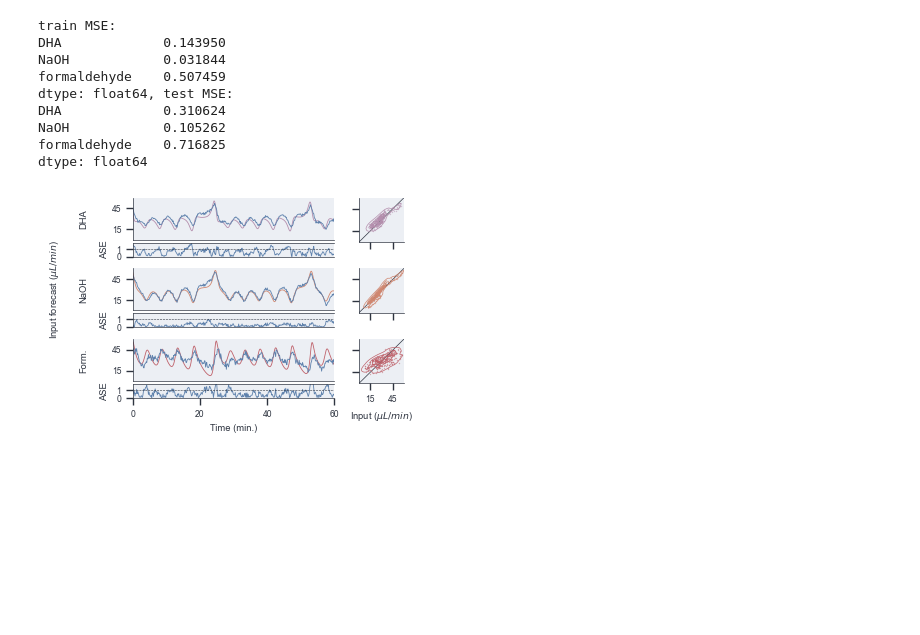
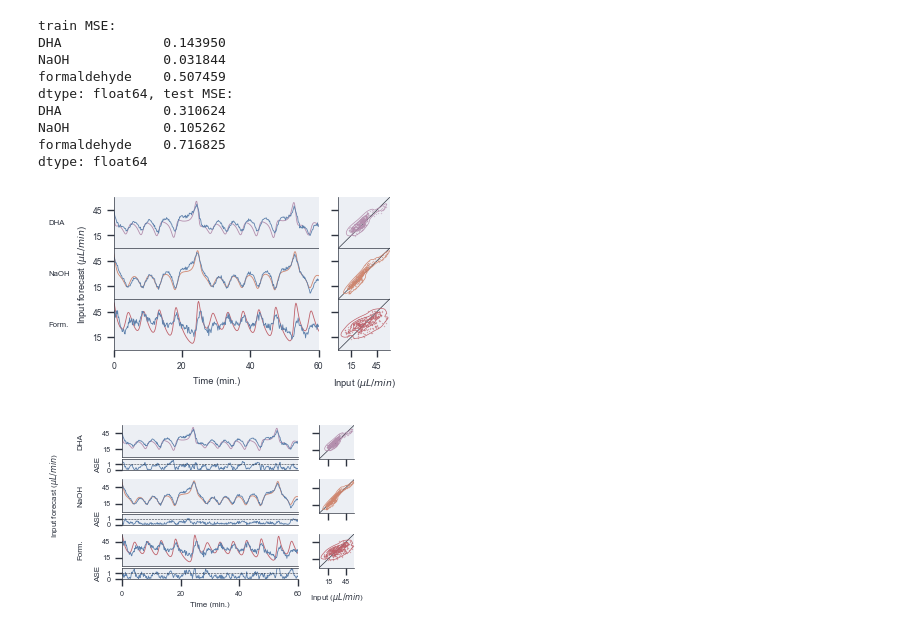
Before and after one commit to huckgroup/Formose_reservoir_computation, a Jupyter notebook: analysis/forecast.ipynb, the cells around one changed output. Cells and saved outputs as stored; diff of their text form; code cells hidden in the pictures; blank space fills up the shorter version.

```diff
--- a/analysis/forecast.ipynb
+++ b/analysis/forecast.ipynb
@@ -136,10 +136,66 @@ DHA             0.310624
 NaOH            0.105262
 formaldehyde    0.716825
 dtype: float64
+# %%
+fig, axes = plt.subplots(1, 2, figsize=(3.5,2.0), constrained_layout=True, sharey=True, gridspec_kw={'width_ratios': [8,2]})
+
+for i, c in zip([2,1,0],["#bf616a","#d08770","#b48ead"]):
+
+    axes[0].plot(index, (2-i)*60  + U_lorenz.values[:,i], label="Input", c=c, alpha=1.0, lw=0.6)
+    axes[0].plot(index[N_skip+N_future:N_train+N_future], (2-i)*60 + U_train[:,i], c='C2', label="training", lw=0.6, alpha=1.0)
+    axes[0].plot(index[N_train+N_future:N_test+N_future], (2-i)*60 + U_pred[:,i], c='C8', label="predicted", lw=0.6, alpha=1.0)
+
+axes[0].text(-0.32, 1/6, "Form.", transform=axes[0].transAxes, va='center', fontsize='small')
+axes[0].text(-0.32, 3/6, "NaOH", transform=axes[0].transAxes, va='center', fontsize='small')
+axes[0].text(-0.32, 5/6, "DHA", transform=axes[0].transAxes, va='center', fontsize='small')
+axes[0].yaxis.set_label_coords(-0.12, 0.5)
+
+axes[0].set_ylabel(r"Input forecast ($\mu L/min$)")
+axes[0].set_yticks([])
+axes[0].set_yticks([15, 45, 75, 105, 135, 165], [15, 45, 15, 45, 15, 45])
+axes[0].axhline(60, color='C9', lw=0.5)
+axes[0].axhline(120, color='C9', lw=0.5)
+axes[0].set_ylim(0, 180)
+axes[0].set_xticks([2520, 2520+1200, 2520+2400, 2520+3600, 7200, 10800], [0, 20, 40, 60, 2, 3])
+axes[0].set_xlim(2520, 2520+3600)
+axes[0].set_xlabel("Time (min.)")
+
+axes[1].plot([0,60],[0,60], color='C9', lw=0.5)
+axes[1].plot([0,60],[60,120], color='C9', lw=0.5)
+axes[1].plot([0,60],[120,180], color='C9', lw=0.5)
+axes[1].axhline(60, color='C9', lw=0.5)
+axes[1].axhline(120, color='C9', lw=0.5)
+for i, (idx, c) in enumerate(zip(["DHA", "NaOH", 'formaldehyde'], ["#b48ead", "#d08770","#bf616a"])):
+    sns.kdeplot(ax=axes[1], y=(2-i)*60 +U_pred[:360, i], x=U_lorenz.values[N_train+N_future:N_train+N_future + 360, i], zorder=10-i,
+                fill=False, color=c, alpha=1.0, levels=4, linewidths=0.5)
+    axes[1].scatter(U_lorenz.values[N_train+N_future:N_train+N_future + 360, i], (2-i)*60 + U_pred[:360, i], color=c, s=1.0, lw=0, alpha=0.5, zorder=20-i)
+axes[1].set_xticks([15, 45])
+axes[1].set_xlim(0, 60)
+axes[1].set_xlabel(r"Input ($\mu L/min$)")
+
+sns.despine()
+save_plot("forecast_results")
+# %% [output]
+[figure, added]
 # %%
-fig = plt.figure(figsize=(3.5, 2.6)
+import seaborn as sns; sns.set_theme(style='ticks', context='paper', font_scale=0.6,
+rc={
+    "axes.linewidth": 0.5,
+    'axes.facecolor':'#eceff4',
+    'axes.edgecolor':'#2e3440',
+    'axes.labelcolor':'#2e3440',
+    'text.color': '#2e3440',
+    'xtick.color': '#2e3440',
+    'ytick.color': '#2e3440',
+    'font.family': 'Arial',
+    'svg.fonttype': 'none',
+    })
+sns.set_palette(nord_palette)
+
+
+fig = plt.figure(figsize=(3.0, 2.0)
                         )
-outer_grid = fig.add_gridspec(3,2, width_ratios=[9,2], hspace=0.2, wspace=0.2)
+outer_grid = fig.add_gridspec(3,2, width_ratios=[10,2], hspace=0.2, wspace=0.2)
 
 axs_1 = []
 axs_2 = []
@@ -186,34 +242,34 @@ axs_2[2].set_ylabel(r'ASE')
 axs_2[0].yaxis.set_label_coords(-0.12, 0.5)
 axs_2[1].yaxis.set_label_coords(-0.12, 0.5)
 axs_2[2].yaxis.set_label_coords(-0.12, 0.5)
 
 fig.text(-0.42, 0.5, r"Input forecast ($\mu L/min$)", transform=axs_1[1].transAxes, va='center', rotation=90)
 
 axs_2[2].set_xlabel("Time (min.)")
 
 axs_right = []
 for i, (idx, c) in enumerate(zip(["DHA", "NaOH", 'formaldehyde'], ["#b48ead", "#d08770","#bf616a"])):
     rigth_grid = outer_grid[i,1].subgridspec(2,1, hspace=0.0, height_ratios=[3,1])
     ax = fig.add_subplot(rigth_grid[0])
     sns.kdeplot(ax=ax, y=U_pred[:360, i], x=U_lorenz.values[N_train+N_future:N_train+N_future + 360, i], zorder=10-i,
                 fill=False, color=c, alpha=1.0, levels=4, linewidths=0.5)
     ax.scatter(U_lorenz.values[N_train+N_future:N_train+N_future + 360, i], U_pred[:360, i], color=c, s=1.0, lw=0, alpha=0.5, zorder=20-i)
     axs_right.append(ax)
     ax.set_ylim(0, 60)
     ax.set_yticks([15, 45], [])
     ax.set_xlim(0, 60)
     ax.set_xticks([15, 45], [])
     ax.plot([0,60],[0,60], color='C9', lw=0.5)
     sns.despine(ax=ax)
 
 axs_right[-1].set_xticks([15, 45], [15, 45])
 axs_right[-1].set_xlabel(r"Input ($\mu L/min$)")
 
 
 plt.tight_layout()
 save_plot("forecast_results")
 # %% [output]
-[figure, old version]
+[figure, new version]
 # %%
 fig, axes = plt.subplots(1, 2, figsize=(6.3,3.0), constrained_layout=True, sharey=True, gridspec_kw={'width_ratios': [5,1]})
 
```
Also changed, not shown: parts of 2 cells of this notebook, 6 other files.
